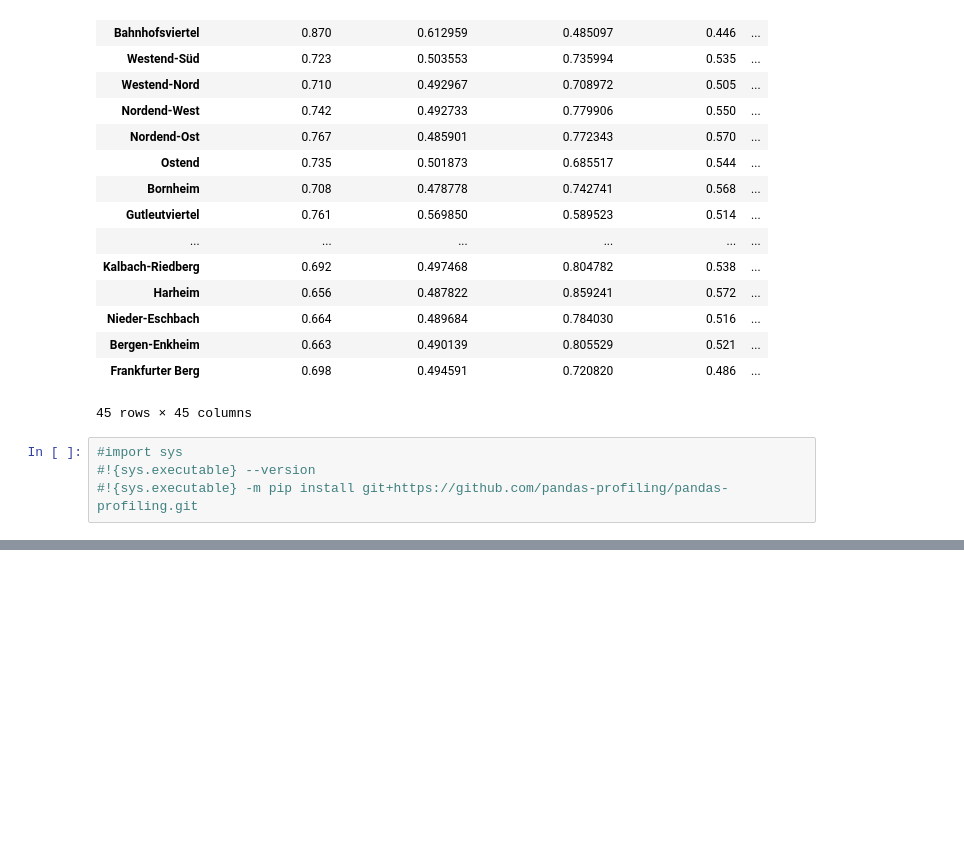
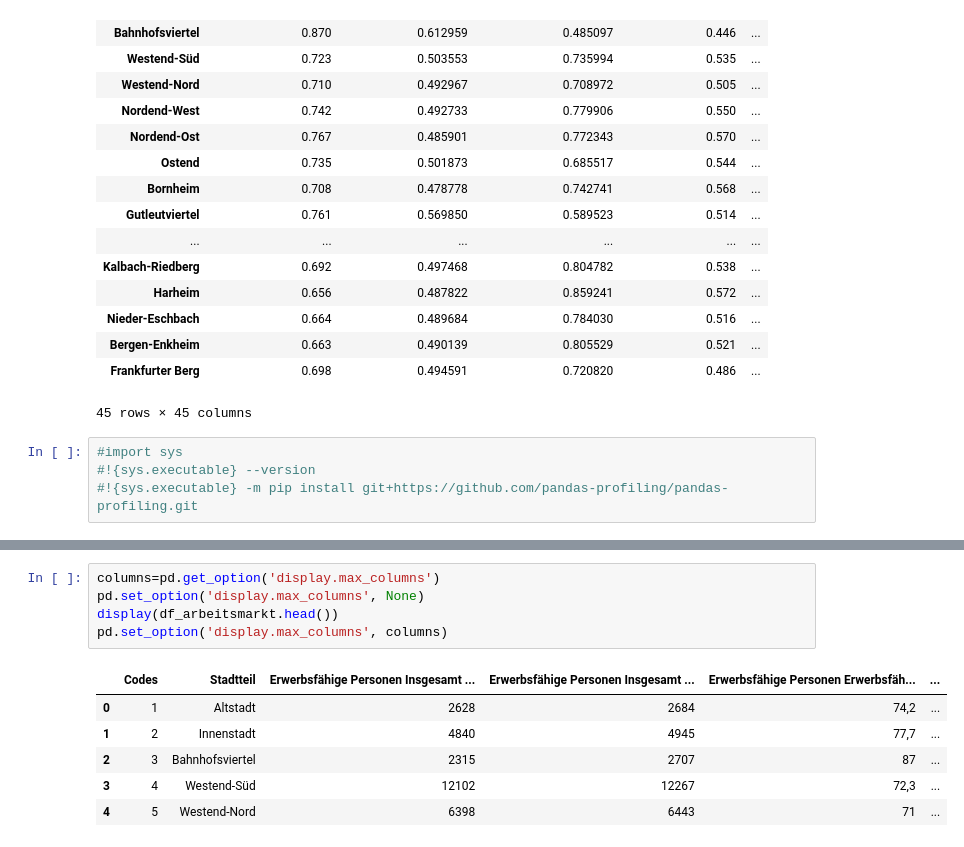
Before and after one commit to HugoMaier/DataScienceProject, a Jupyter notebook: data_analysis.ipynb, the cells around one changed output, grey strips where cells are left out. Cells and saved outputs as stored; diff of their text form; blank space fills up the shorter version.

Commit message:
Ich habe die Analyse um die Arbeitsmarkt "other" Daten erweitert. Hier waren insbesondere Daten zu Bruttoendgelt zu finden. Aber nur von 2010!

```diff
--- a/data_analysis.ipynb
+++ b/data_analysis.ipynb
@@ -275,0 +280,12 @@ profile2012.to_file("report_2012.html")
+# %%
+columns=pd.get_option('display.max_columns')
+pd.set_option('display.max_columns', None)
+display(df_arbeitsmarkt.head())
+pd.set_option('display.max_columns', columns)
+# %% [output]
+|  | Codes | Stadtteil | Erwerbsfähige Personen Insgesamt ... | Erwerbsfähige Personen Insgesamt ... | Erwerbsfähige Personen Erwerbsfäh... | ... |
+| 0 | 1 | Altstadt | 2628 | 2684 | 74,2 | ... |
+| 1 | 2 | Innenstadt | 4840 | 4945 | 77,7 | ... |
+| 2 | 3 | Bahnhofsviertel | 2315 | 2707 | 87 | ... |
+| 3 | 4 | Westend-Süd | 12102 | 12267 | 72,3 | ... |
+| 4 | 5 | Westend-Nord | 6398 | 6443 | 71 | ... |
```
Also changed, not shown: parts of 4 cells of this notebook, 2 other files.
